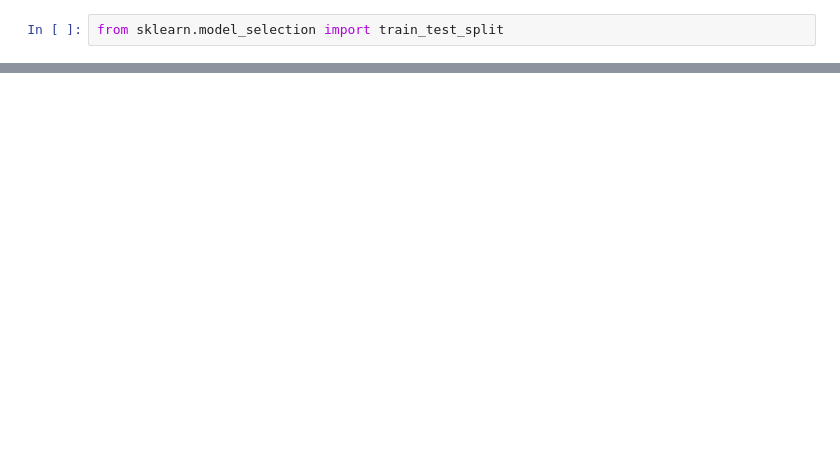
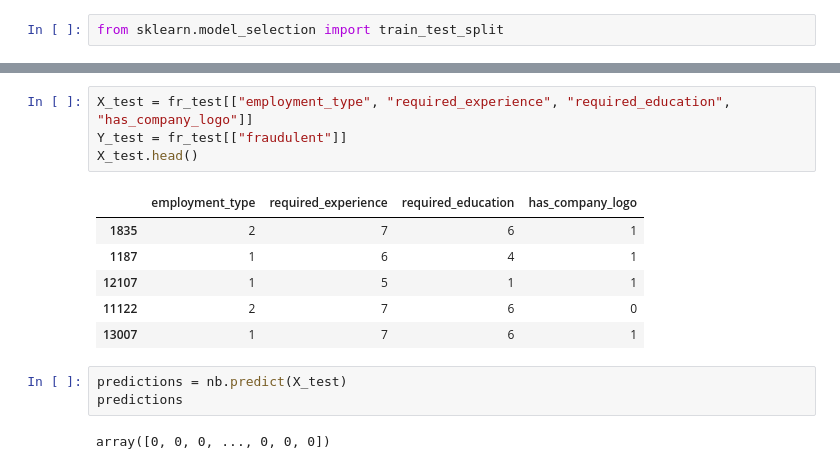
Before and after one commit to hjyoon16/Fake_Job_Post_Classification, a Jupyter notebook: Team_4_Project.ipynb, the cells around one changed output, grey strips where cells are left out. Saved outputs shown, nothing was run; the diff lists cells and outputs as text; blank space fills up the shorter version.

```diff
--- a/Team_4_Project.ipynb
+++ b/Team_4_Project.ipynb
@@ -271,0 +369,16 @@ original_ratio
+# %%
+X_test = fr_test[["employment_type", "required_experience", "required_education", "has_company_logo"]]
+Y_test = fr_test[["fraudulent"]]
+X_test.head()
+# %% [output]
+|  | employment_type | required_experience | required_education | has_company_logo |
+| 1835 | 2 | 7 | 6 | 1 |
+| 1187 | 1 | 6 | 4 | 1 |
+| 12107 | 1 | 5 | 1 | 1 |
+| 11122 | 2 | 7 | 6 | 0 |
+| 13007 | 1 | 7 | 6 | 1 |
+# %%
+predictions = nb.predict(X_test)
+predictions
+# %% [output]
+array([0, 0, 0, ..., 0, 0, 0])
```
Also changed, not shown: parts of 34 cells of this notebook.
